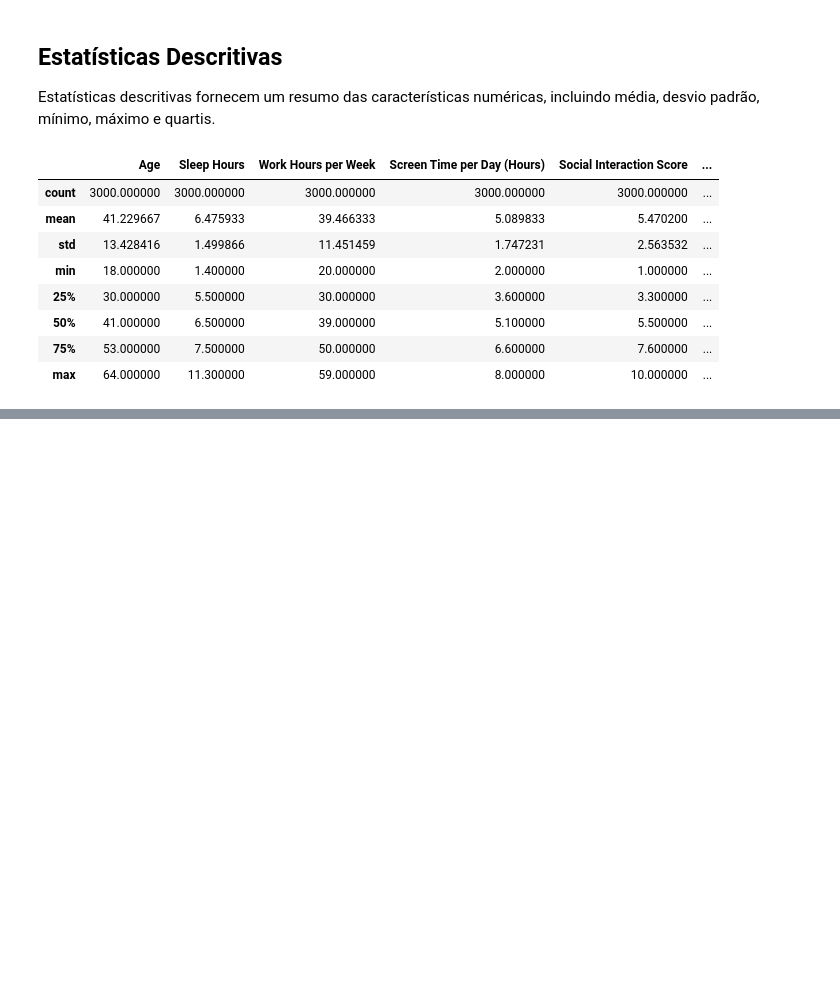
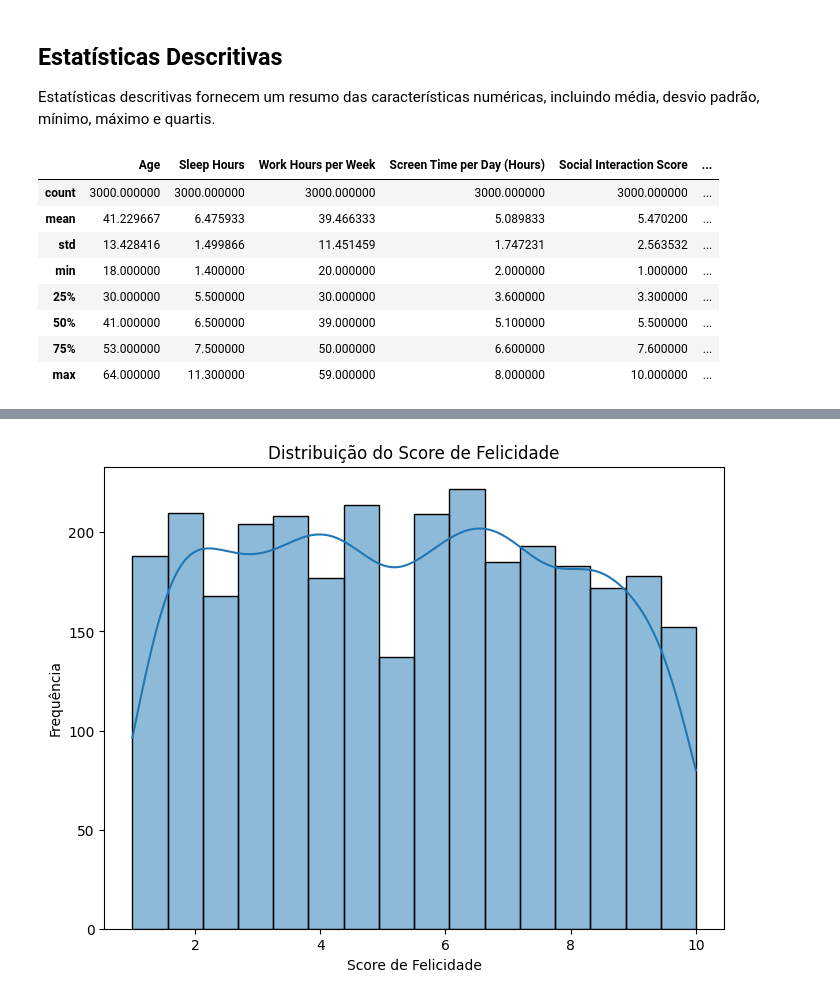
Before and after one commit to hugocfrias/hugocfrias-MVP, a Jupyter notebook: Untitled5.ipynb, the cells around one changed output, grey strips where cells are left out. Cells and saved outputs as stored; diff of their text form; code cells hidden in the pictures; blank space fills up the shorter version.

```diff
--- a/Untitled5.ipynb
+++ b/Untitled5.ipynb
@@ -135,0 +192,10 @@ sleep_cycle.describe()
+# %%
+plt.figure(figsize=(8, 6))
+# Histograma do comprimento da sépala (um dos atributos)
+sns.histplot(sleep_cycle['Happiness Score'], kde=True)
+plt.title('Distribuição do Score de Felicidade')
+plt.xlabel('Score de Felicidade')
+plt.ylabel('Frequência')
+plt.show()
+# %% [output]
+[figure, added]
```
Also changed, not shown: parts of 10 cells of this notebook.
